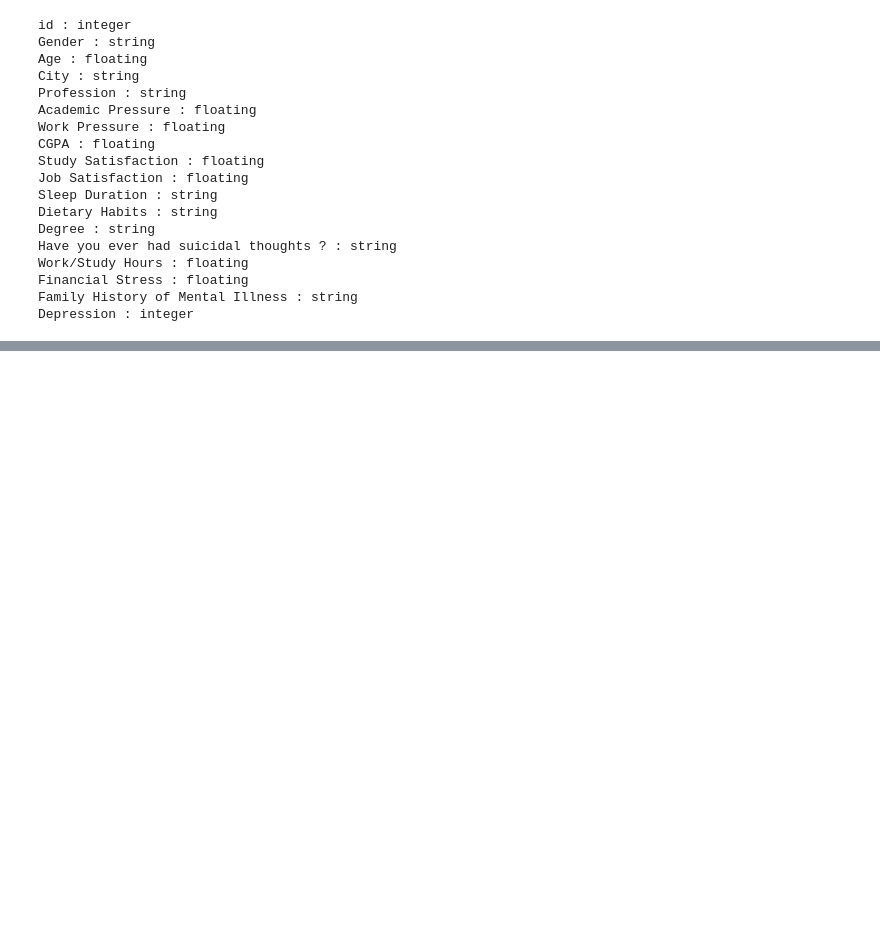
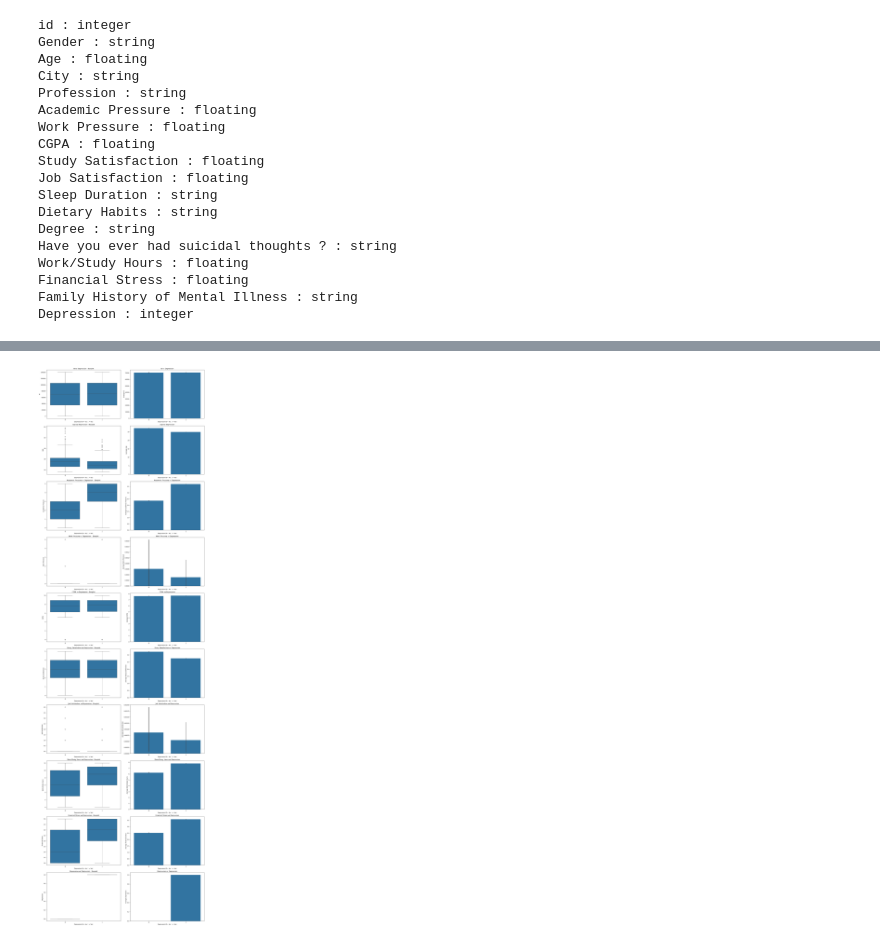
Before and after one commit to rushring/CS_Group07_StudentDepressionDetection, a Jupyter notebook: notebooks/Rushani_Logistic_Regression/eda.ipynb, the cells around one changed output, grey strips where cells are left out. Saved outputs shown, nothing was run; the diff lists cells and outputs as text; code cells hidden in the pictures; blank space fills up the shorter version.

```diff
--- a/notebooks/Rushani_Logistic_Regression/eda.ipynb
+++ b/notebooks/Rushani_Logistic_Regression/eda.ipynb
@@ -181,0 +433,23 @@ Depression : integer
+# %%
+
+## analyze the relationship between depression and numarical variables
+plt.figure(figsize=(18, 60))  # Double height for side-by-side plots
+
+for i, col in enumerate(numerical_cols, 1):
+
+    plt.subplot(len(numerical_cols), 2, 2 * i - 1)
+    sns.boxplot(x='Depression', y=col, data=df)
+    plt.title(f'{col} vs Depression - Boxplot')
+    plt.xlabel('Depression (0 = No, 1 = Yes)')
+    plt.ylabel(col)
+
+    plt.subplot(len(numerical_cols), 2, 2 * i)
+    sns.barplot(x='Depression', y=col, data=df)
+    plt.title(f'{col} vs Depression')
+    plt.xlabel('Depression (0 = No, 1 = Yes)')
+    plt.ylabel(f'Average {col}')
+
+plt.tight_layout()
+plt.show()
+# %% [output]
+[figure, added]
```
Also changed, not shown: parts of 28 cells of this notebook.
